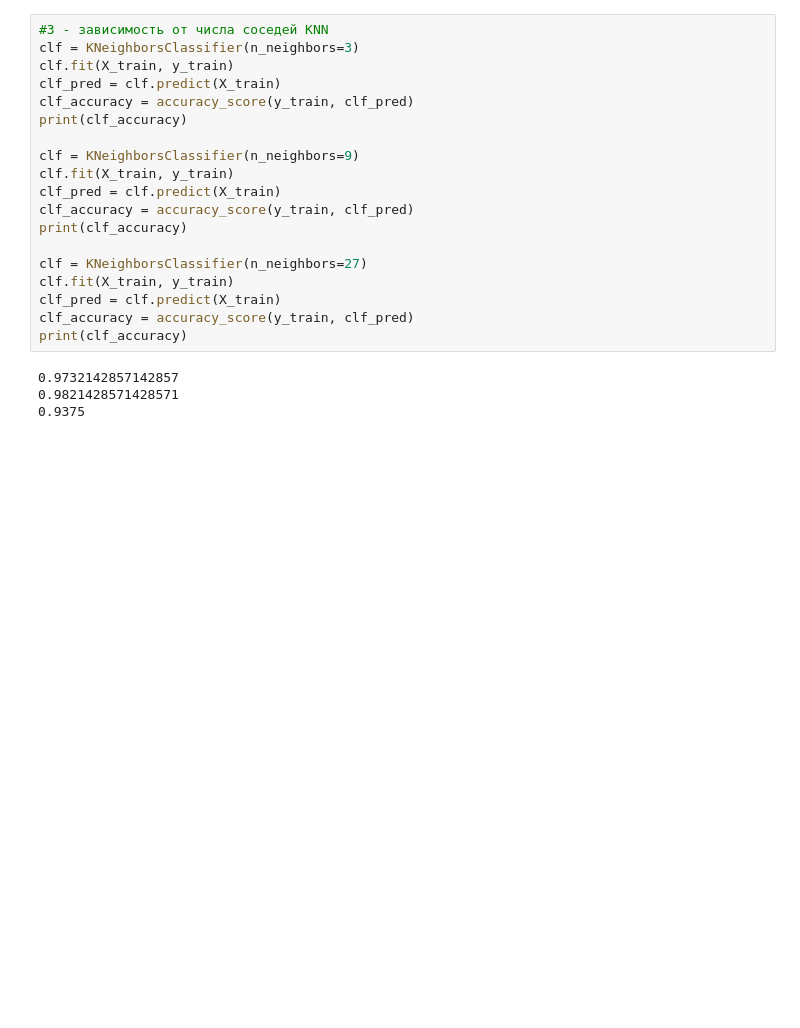
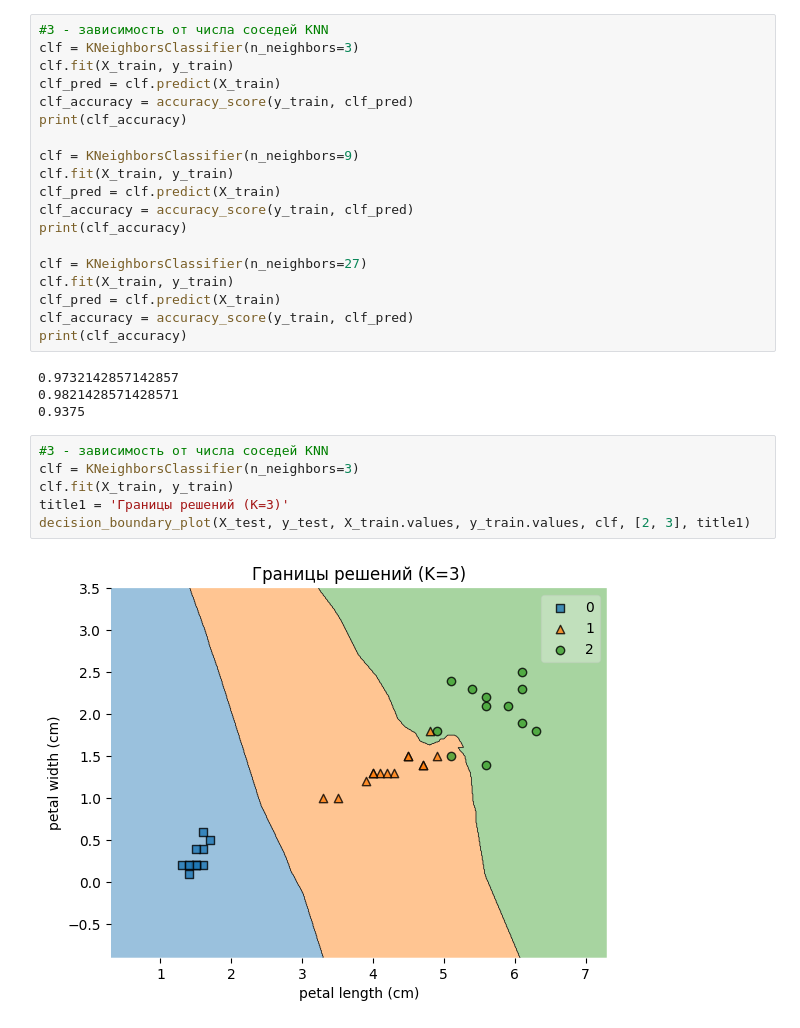
Before and after one commit to NikitaR041/Programming-at-SUSU, a Jupyter notebook: MachineLearning/Laboratories/lab1/main2.ipynb, the cells around one changed output. Saved outputs shown, nothing was run; the diff lists cells and outputs as text; blank space fills up the shorter version.

```diff
--- a/MachineLearning/Laboratories/lab1/main2.ipynb
+++ b/MachineLearning/Laboratories/lab1/main2.ipynb
@@ -208,3 +208,11 @@ print(clf_accuracy)
 0.9732142857142857
 0.9821428571428571
 0.9375
+# %%
+#3 - зависимость от числа соседей KNN
+clf = KNeighborsClassifier(n_neighbors=3)
+clf.fit(X_train, y_train)
+title1 = 'Границы решений (K=3)'
+decision_boundary_plot(X_test, y_test, X_train.values, y_train.values, clf, [2, 3], title1)
+# %% [output]
+[figure, added]
```
Also changed, not shown: parts of 2 cells of this notebook, 1 other file.
